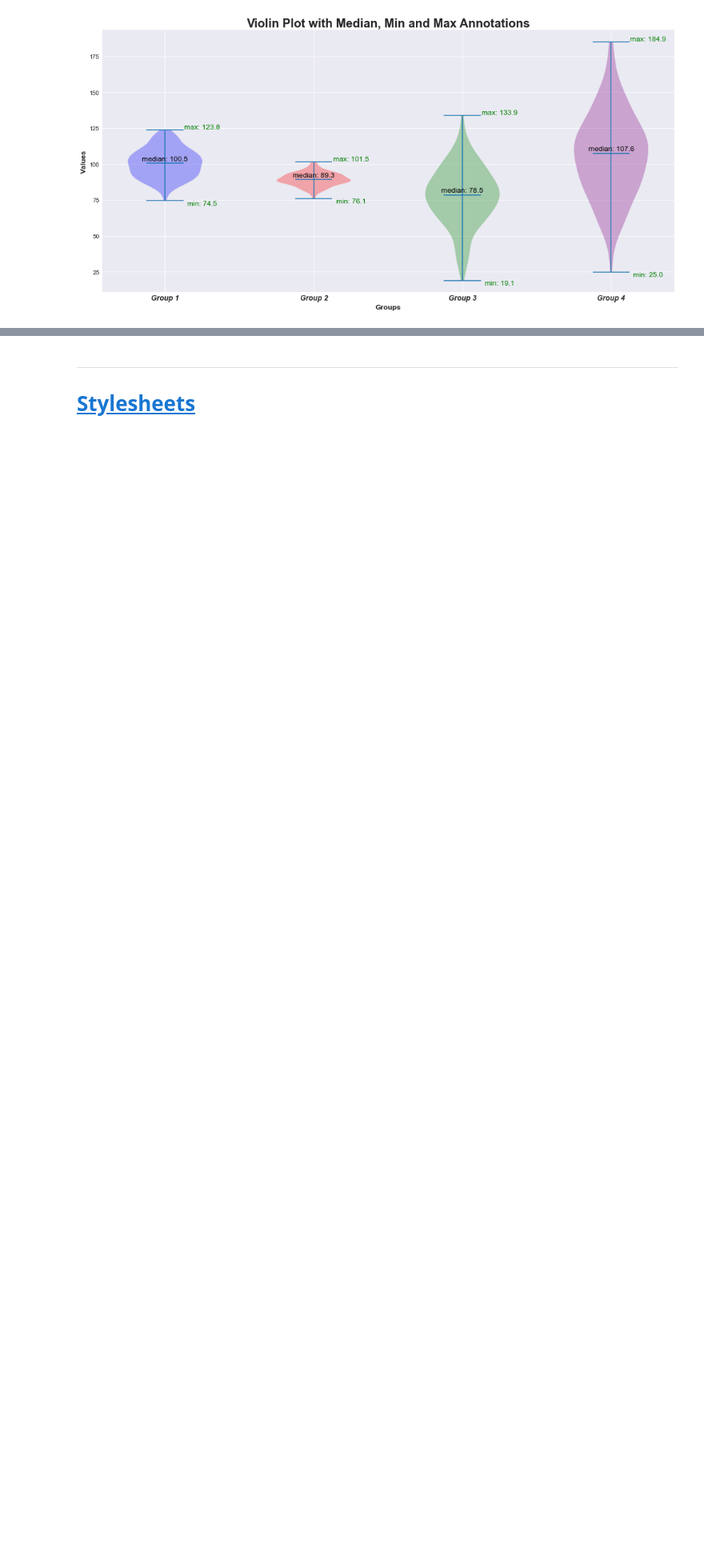
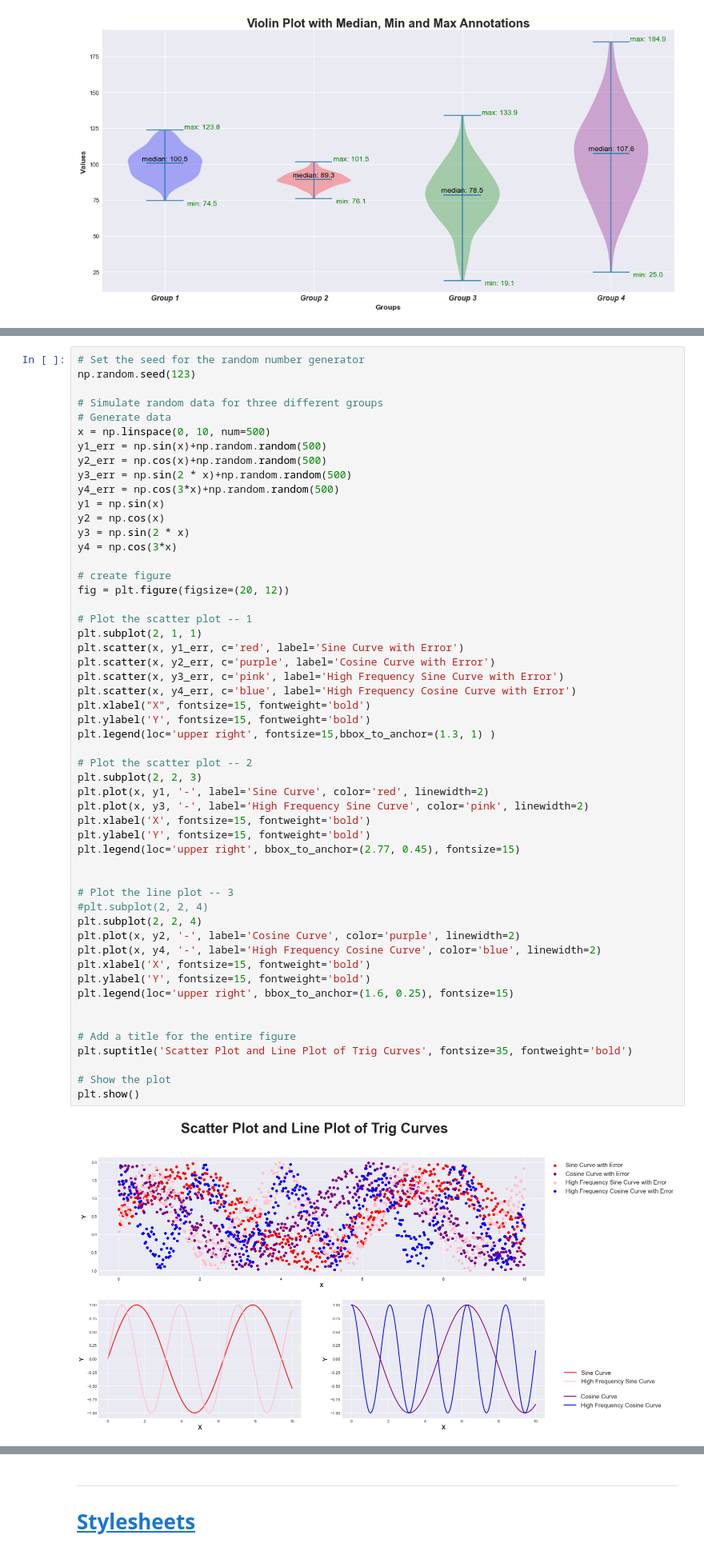
Before and after one commit to pavsingh7/Matplotlib, a Jupyter notebook: matplot_adv.ipynb, the cells around one changed output, grey strips where cells are left out. Shown at 80% size. Saved outputs shown, nothing was run; the diff lists cells and outputs as text; blank space fills up the shorter version.

Commit message:
done subplots

```diff
--- a/matplot_adv.ipynb
+++ b/matplot_adv.ipynb
@@ -595,0 +606,55 @@ plt.show()
+# %%
+# Set the seed for the random number generator
+np.random.seed(123)
+
+# Simulate random data for three different groups
+# Generate data
+x = np.linspace(0, 10, num=500)
+y1_err = np.sin(x)+np.random.random(500)
+y2_err = np.cos(x)+np.random.random(500)
+y3_err = np.sin(2 * x)+np.random.random(500)
+y4_err = np.cos(3*x)+np.random.random(500)
+y1 = np.sin(x)
+y2 = np.cos(x)
+y3 = np.sin(2 * x)
+y4 = np.cos(3*x)
+
+# create figure
+fig = plt.figure(figsize=(20, 12))
+
+# Plot the scatter plot -- 1
+plt.subplot(2, 1, 1)
+plt.scatter(x, y1_err, c='red', label='Sine Curve with Error')
+plt.scatter(x, y2_err, c='purple', label='Cosine Curve with Error')
+plt.scatter(x, y3_err, c='pink', label='High Frequency Sine Curve with Error')
+plt.scatter(x, y4_err, c='blue', label='High Frequency Cosine Curve with Error')
+plt.xlabel("X", fontsize=15, fontweight='bold')
+plt.ylabel('Y', fontsize=15, fontweight='bold')
+plt.legend(loc='upper right', fontsize=15,bbox_to_anchor=(1.3, 1) )
+
+# Plot the scatter plot -- 2
+plt.subplot(2, 2, 3)
+plt.plot(x, y1, '-', label='Sine Curve', color='red', linewidth=2)
+plt.plot(x, y3, '-', label='High Frequency Sine Curve', color='pink', linewidth=2)
+plt.xlabel('X', fontsize=15, fontweight='bold')
+plt.ylabel('Y', fontsize=15, fontweight='bold')
+plt.legend(loc='upper right', bbox_to_anchor=(2.77, 0.45), fontsize=15)
+
+
+# Plot the line plot -- 3
+#plt.subplot(2, 2, 4)
+plt.subplot(2, 2, 4)
+plt.plot(x, y2, '-', label='Cosine Curve', color='purple', linewidth=2)
+plt.plot(x, y4, '-', label='High Frequency Cosine Curve', color='blue', linewidth=2)
+plt.xlabel('X', fontsize=15, fontweight='bold')
+plt.ylabel('Y', fontsize=15, fontweight='bold')
+plt.legend(loc='upper right', bbox_to_anchor=(1.6, 0.25), fontsize=15)
+
+
+# Add a title for the entire figure
+plt.suptitle('Scatter Plot and Line Plot of Trig Curves', fontsize=35, fontweight='bold')
+
+# Show the plot
+plt.show()
+# %% [output]
+[figure, added]
```
Also changed, not shown: parts of 6 cells of this notebook.
